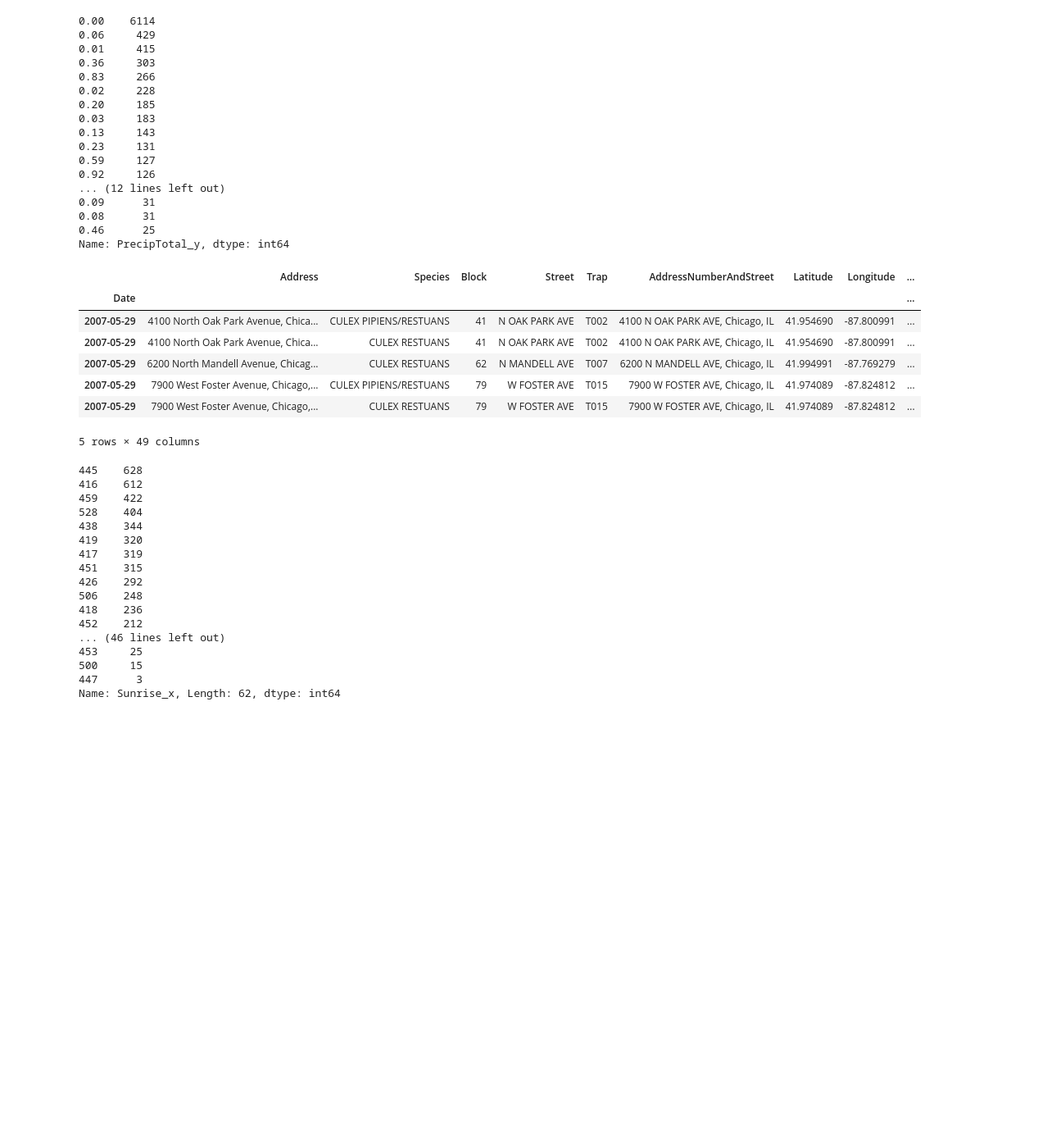
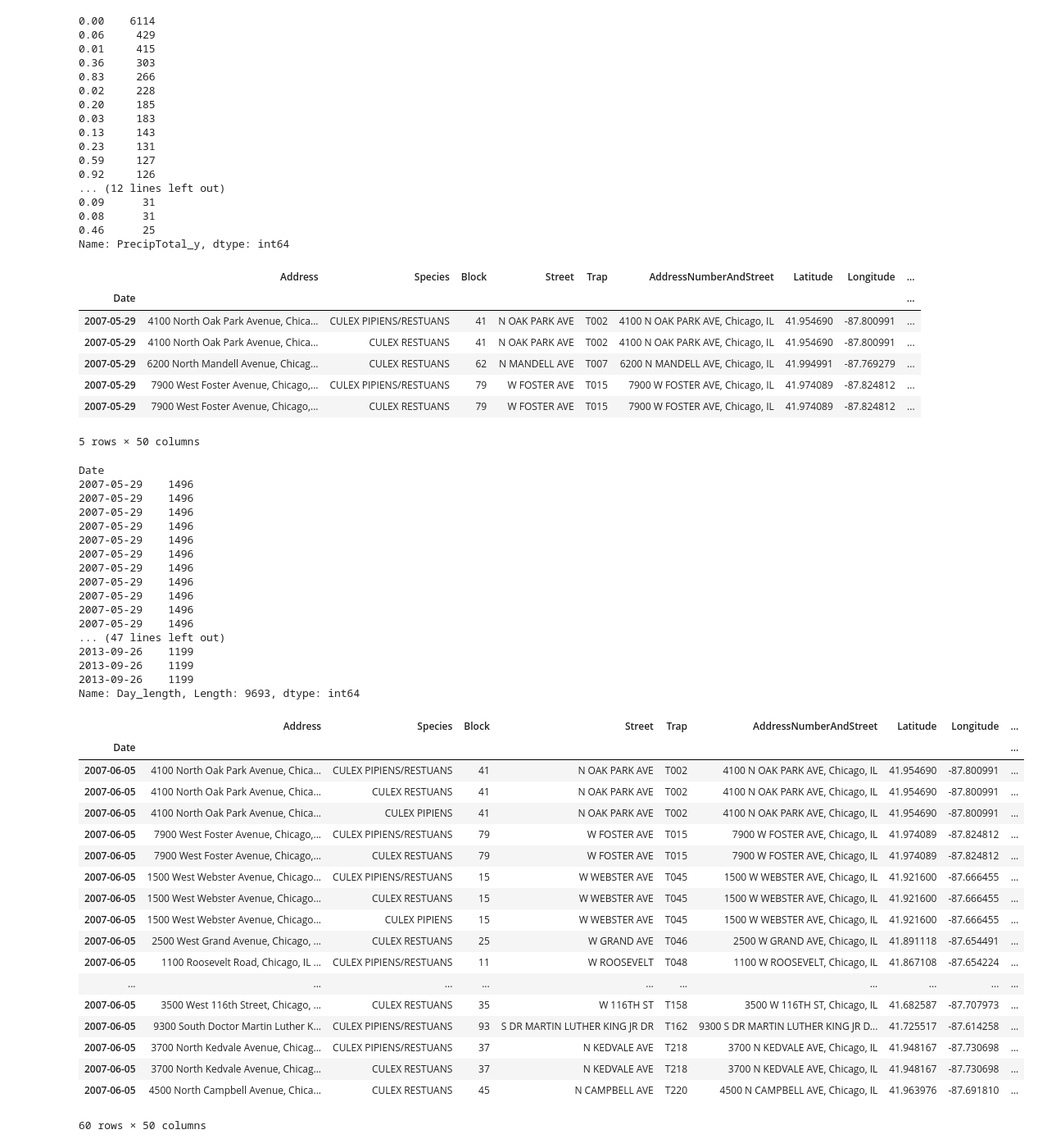
Before and after one commit to camarenad/wnv_prevention, a Jupyter notebook: cl/EDA_cl.ipynb, the cells around one changed output. Shown at 82% size. Cells and saved outputs as stored; diff of their text form; code cells hidden in the pictures; blank space fills up the shorter version.

```diff
--- a/cl/EDA_cl.ipynb
+++ b/cl/EDA_cl.ipynb
@@ -3,8 +3,6 @@ import pandas as pd
 import numpy as np
 # %%
 df = pd.read_csv('../data/dataframe.csv', index_col = 0)
-# %%
-df.drop('Unnamed: 0', axis=1, inplace=True)
 # %%
 df.columns
 # %% [output]
@@ -49,24 +47,46 @@ df.head()
 | 2007-05-29 | 6200 North Mandell Avenue, Chicag... | CULEX RESTUANS | 62 | N MANDELL AVE | T007 | 6200 N MANDELL AVE, Chicago, IL | 41.994991 | -87.769279 | ... |
 | 2007-05-29 | 7900 West Foster Avenue, Chicago,... | CULEX PIPIENS/RESTUANS | 79 | W FOSTER AVE | T015 | 7900 W FOSTER AVE, Chicago, IL | 41.974089 | -87.824812 | ... |
 | 2007-05-29 | 7900 West Foster Avenue, Chicago,... | CULEX RESTUANS | 79 | W FOSTER AVE | T015 | 7900 W FOSTER AVE, Chicago, IL | 41.974089 | -87.824812 | ... |
-5 rows × 49 columns
+5 rows × 50 columns
 # %%
-df['day_length'].
+df['Day_length']
 # %% [output]
-445    628
-416    612
-459    422
-528    404
-438    344
-419    320
-417    319
-451    315
-426    292
-506    248
-418    236
-452    212
-... (46 lines left out)
-453     25
-500     15
-447      3
-Name: Sunrise_x, Length: 62, dtype: int64
+Date
+2007-05-29    1496
+2007-05-29    1496
+2007-05-29    1496
+2007-05-29    1496
+2007-05-29    1496
+2007-05-29    1496
+2007-05-29    1496
+2007-05-29    1496
+2007-05-29    1496
+2007-05-29    1496
+2007-05-29    1496
+... (47 lines left out)
+2013-09-26    1199
+2013-09-26    1199
+2013-09-26    1199
+Name: Day_length, Length: 9693, dtype: int64
+# %%
+df[df.index == '2007-06-05']
+# %% [output]
+|  | Address | Species | Block | Street | Trap | AddressNumberAndStreet | Latitude | Longitude | ... |
+| Date |  |  |  |  |  |  |  |  | ... |
+| 2007-06-05 | 4100 North Oak Park Avenue, Chica... | CULEX PIPIENS/RESTUANS | 41 | N OAK PARK AVE | T002 | 4100 N OAK PARK AVE, Chicago, IL | 41.954690 | -87.800991 | ... |
+| 2007-06-05 | 4100 North Oak Park Avenue, Chica... | CULEX RESTUANS | 41 | N OAK PARK AVE | T002 | 4100 N OAK PARK AVE, Chicago, IL | 41.954690 | -87.800991 | ... |
+| 2007-06-05 | 4100 North Oak Park Avenue, Chica... | CULEX PIPIENS | 41 | N OAK PARK AVE | T002 | 4100 N OAK PARK AVE, Chicago, IL | 41.954690 | -87.800991 | ... |
+| 2007-06-05 | 7900 West Foster Avenue, Chicago,... | CULEX PIPIENS/RESTUANS | 79 | W FOSTER AVE | T015 | 7900 W FOSTER AVE, Chicago, IL | 41.974089 | -87.824812 | ... |
+| 2007-06-05 | 7900 West Foster Avenue, Chicago,... | CULEX RESTUANS | 79 | W FOSTER AVE | T015 | 7900 W FOSTER AVE, Chicago, IL | 41.974089 | -87.824812 | ... |
+| 2007-06-05 | 1500 West Webster Avenue, Chicago... | CULEX PIPIENS/RESTUANS | 15 | W WEBSTER AVE | T045 | 1500 W WEBSTER AVE, Chicago, IL | 41.921600 | -87.666455 | ... |
+| 2007-06-05 | 1500 West Webster Avenue, Chicago... | CULEX RESTUANS | 15 | W WEBSTER AVE | T045 | 1500 W WEBSTER AVE, Chicago, IL | 41.921600 | -87.666455 | ... |
+| 2007-06-05 | 1500 West Webster Avenue, Chicago... | CULEX PIPIENS | 15 | W WEBSTER AVE | T045 | 1500 W WEBSTER AVE, Chicago, IL | 41.921600 | -87.666455 | ... |
+| 2007-06-05 | 2500 West Grand Avenue, Chicago, ... | CULEX RESTUANS | 25 | W GRAND AVE | T046 | 2500 W GRAND AVE, Chicago, IL | 41.891118 | -87.654491 | ... |
+| 2007-06-05 | 1100 Roosevelt Road, Chicago, IL ... | CULEX PIPIENS/RESTUANS | 11 | W ROOSEVELT | T048 | 1100 W ROOSEVELT, Chicago, IL | 41.867108 | -87.654224 | ... |
+| ... | ... | ... | ... | ... | ... | ... | ... | ... | ... |
+| 2007-06-05 | 3500 West 116th Street, Chicago, ... | CULEX RESTUANS | 35 | W 116TH ST | T158 | 3500 W 116TH ST, Chicago, IL | 41.682587 | -87.707973 | ... |
+| 2007-06-05 | 9300 South Doctor Martin Luther K... | CULEX PIPIENS/RESTUANS | 93 | S DR MARTIN LUTHER KING JR DR | T162 | 9300 S DR MARTIN LUTHER KING JR D... | 41.725517 | -87.614258 | ... |
+| 2007-06-05 | 3700 North Kedvale Avenue, Chicag... | CULEX PIPIENS/RESTUANS | 37 | N KEDVALE AVE | T218 | 3700 N KEDVALE AVE, Chicago, IL | 41.948167 | -87.730698 | ... |
+| 2007-06-05 | 3700 North Kedvale Avenue, Chicag... | CULEX RESTUANS | 37 | N KEDVALE AVE | T218 | 3700 N KEDVALE AVE, Chicago, IL | 41.948167 | -87.730698 | ... |
+| 2007-06-05 | 4500 North Campbell Avenue, Chica... | CULEX RESTUANS | 45 | N CAMPBELL AVE | T220 | 4500 N CAMPBELL AVE, Chicago, IL | 41.963976 | -87.691810 | ... |
+60 rows × 50 columns
```
Also changed, not shown: parts of 2 cells of this notebook, 4 other files.
